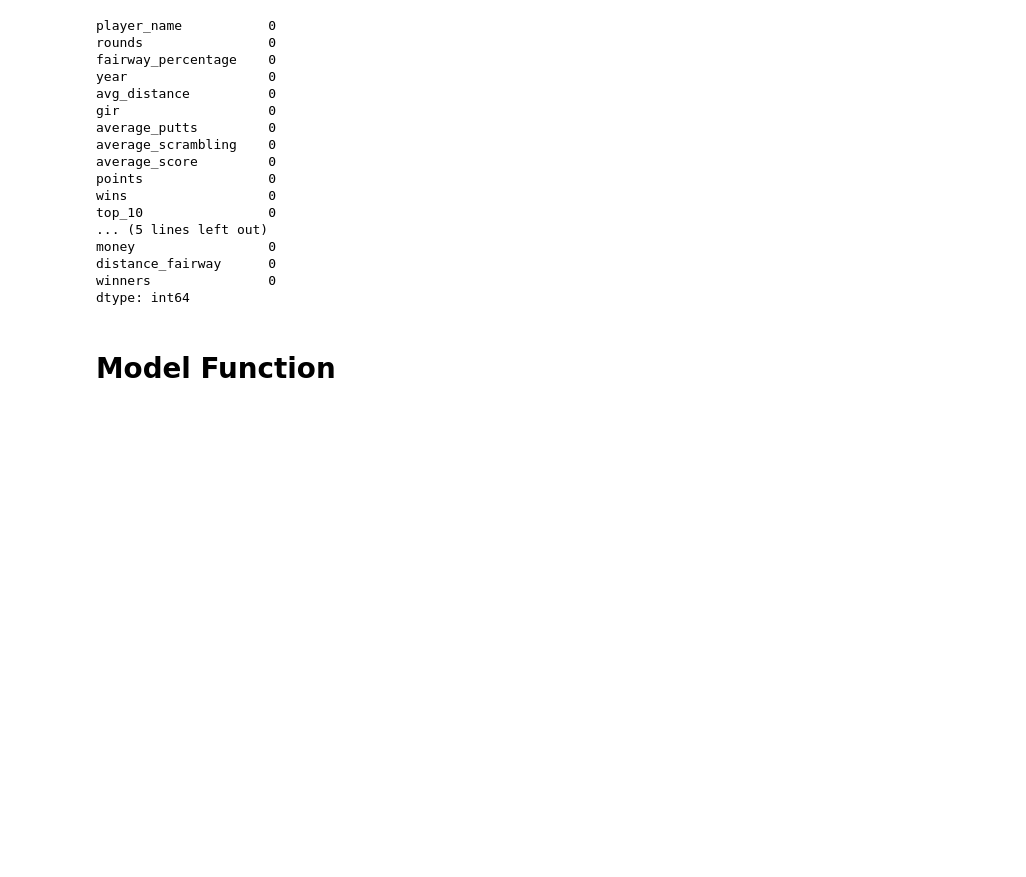
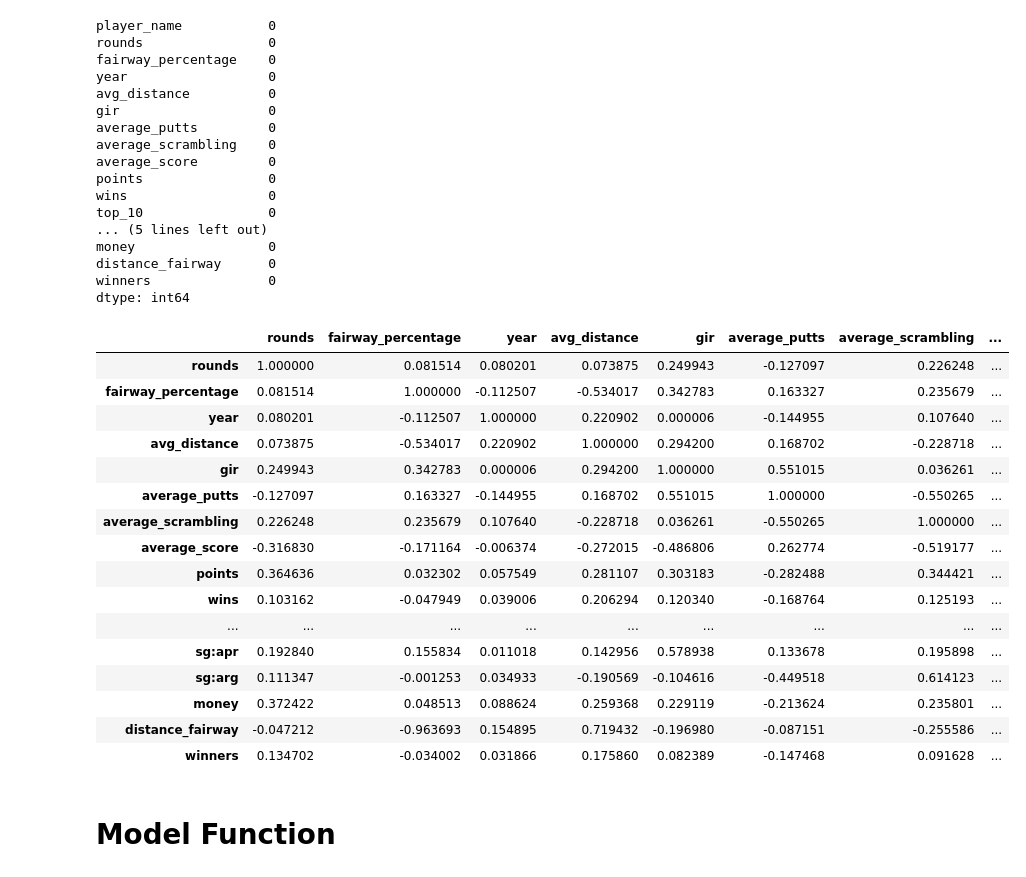
Before and after one commit to asval211/pga_golf_dataset, a Jupyter notebook: notebooks/exploratory/Elliott/Data_for_golf.ipynb, the cells around one changed output. Drawn from its saved outputs; the diff is of its cells as text; code cells hidden in the pictures; blank space fills up the shorter version.

```diff
--- a/notebooks/exploratory/Elliott/Data_for_golf.ipynb
+++ b/notebooks/exploratory/Elliott/Data_for_golf.ipynb
@@ -276,6 +276,26 @@ money                 0
 distance_fairway      0
 winners               0
 dtype: int64
+# %%
+df.corr()
+# %% [output]
+|  | rounds | fairway_percentage | year | avg_distance | gir | average_putts | average_scrambling | ... |
+| rounds | 1.000000 | 0.081514 | 0.080201 | 0.073875 | 0.249943 | -0.127097 | 0.226248 | ... |
+| fairway_percentage | 0.081514 | 1.000000 | -0.112507 | -0.534017 | 0.342783 | 0.163327 | 0.235679 | ... |
+| year | 0.080201 | -0.112507 | 1.000000 | 0.220902 | 0.000006 | -0.144955 | 0.107640 | ... |
+| avg_distance | 0.073875 | -0.534017 | 0.220902 | 1.000000 | 0.294200 | 0.168702 | -0.228718 | ... |
+| gir | 0.249943 | 0.342783 | 0.000006 | 0.294200 | 1.000000 | 0.551015 | 0.036261 | ... |
+| average_putts | -0.127097 | 0.163327 | -0.144955 | 0.168702 | 0.551015 | 1.000000 | -0.550265 | ... |
+| average_scrambling | 0.226248 | 0.235679 | 0.107640 | -0.228718 | 0.036261 | -0.550265 | 1.000000 | ... |
+| average_score | -0.316830 | -0.171164 | -0.006374 | -0.272015 | -0.486806 | 0.262774 | -0.519177 | ... |
+| points | 0.364636 | 0.032302 | 0.057549 | 0.281107 | 0.303183 | -0.282488 | 0.344421 | ... |
+| wins | 0.103162 | -0.047949 | 0.039006 | 0.206294 | 0.120340 | -0.168764 | 0.125193 | ... |
+| ... | ... | ... | ... | ... | ... | ... | ... | ... |
+| sg:apr | 0.192840 | 0.155834 | 0.011018 | 0.142956 | 0.578938 | 0.133678 | 0.195898 | ... |
+| sg:arg | 0.111347 | -0.001253 | 0.034933 | -0.190569 | -0.104616 | -0.449518 | 0.614123 | ... |
+| money | 0.372422 | 0.048513 | 0.088624 | 0.259368 | 0.229119 | -0.213624 | 0.235801 | ... |
+| distance_fairway | -0.047212 | -0.963693 | 0.154895 | 0.719432 | -0.196980 | -0.087151 | -0.255586 | ... |
+| winners | 0.134702 | -0.034002 | 0.031866 | 0.175860 | 0.082389 | -0.147468 | 0.091628 | ... |
 # %% [markdown]
 #  Model Function
 # %%
```
Also changed, not shown: parts of 5 cells of this notebook, 1 other file.
